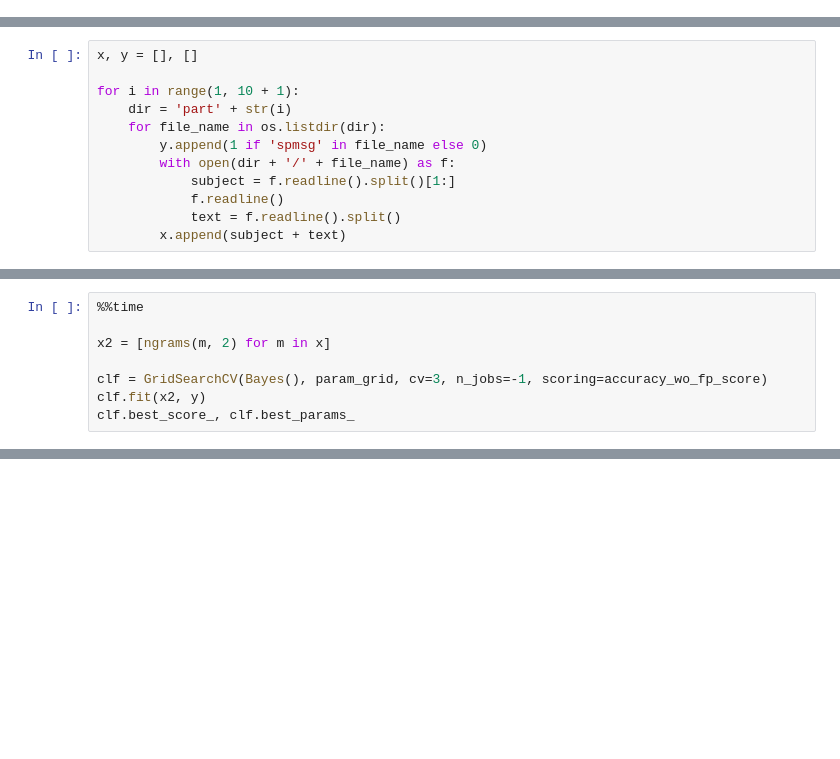
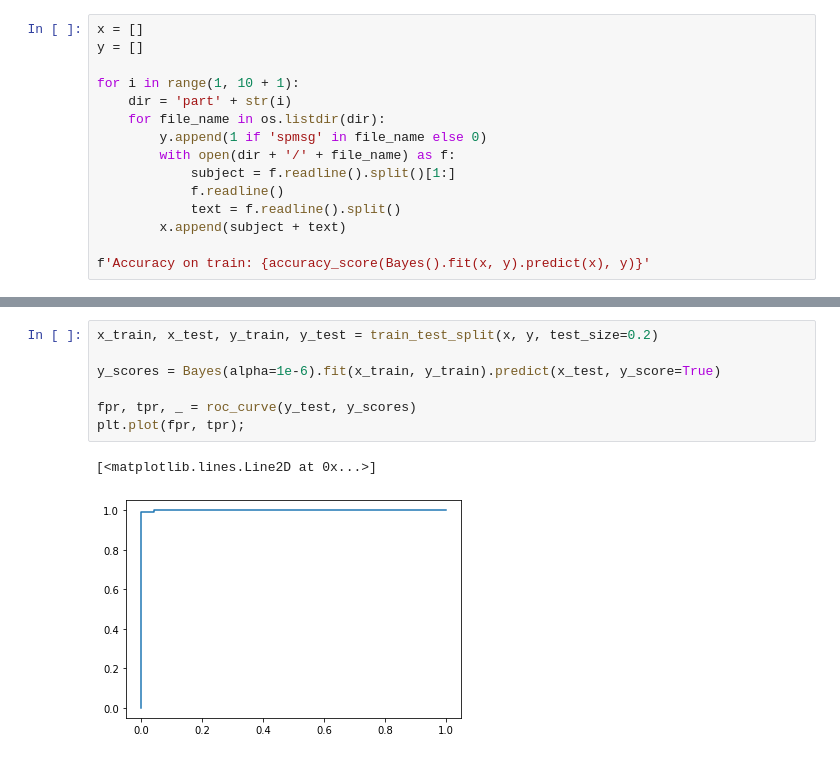
Before and after one commit to naumovdk/ml-course, a Jupyter notebook: bayes/Наумов Дмитрий Кириллович bayes.ipynb, the cells around one changed output, grey strips where cells are left out. Saved outputs shown, nothing was run; the diff lists cells and outputs as text; blank space fills up the shorter version.

```diff
--- a/bayes/Наумов Дмитрий Кириллович bayes.ipynb
+++ b/bayes/Наумов Дмитрий Кириллович bayes.ipynb
@@ -63,0 +69,15 @@ class Bayes(BaseEstimator):
+# %%
+x = []
+y = []
+
+for i in range(1, 10 + 1):
+    dir = 'part' + str(i)
+    for file_name in os.listdir(dir):
+        y.append(1 if 'spmsg' in file_name else 0)
+        with open(dir + '/' + file_name) as f:
+            subject = f.readline().split()[1:]
+            f.readline()
+            text = f.readline().split()
+        x.append(subject + text)
+
+f'Accuracy on train: {accuracy_score(Bayes().fit(x, y).predict(x), y)}'
@@ -71,15 +91,3 @@ ngrams(['1', '2', '3', '4'], 2)
-# %%
-x, y = [], []
-
-for i in range(1, 10 + 1):
-    dir = 'part' + str(i)
-    for file_name in os.listdir(dir):
-        y.append(1 if 'spmsg' in file_name else 0)
-        with open(dir + '/' + file_name) as f:
-            subject = f.readline().split()[1:]
-            f.readline()
-            text = f.readline().split()
-        x.append(subject + text)
 # %%
 def accuracy_wo_fp(true, predicted):
     assert(len(true) == len(predicted))
@@ -103,8 +112,0 @@ Wall time: 0 ns
-# %%
-%%time
-
-x2 = [ngrams(m, 2) for m in x]
-
-clf = GridSearchCV(Bayes(), param_grid, cv=3, n_jobs=-1, scoring=accuracy_wo_fp_score)
-clf.fit(x2, y)
-clf.best_score_, clf.best_params_
@@ -112,0 +141,10 @@ NameError: name 'param_grid' is not defined
+# %%
+x_train, x_test, y_train, y_test = train_test_split(x, y, test_size=0.2)
+
+y_scores = Bayes(alpha=1e-6).fit(x_train, y_train).predict(x_test, y_score=True)
+
+fpr, tpr, _ = roc_curve(y_test, y_scores)
+plt.plot(fpr, tpr);
+# %% [output]
+[<matplotlib.lines.Line2D at 0x...>]
+[figure, added]
```
Also changed, not shown: parts of 10 cells of this notebook, 2 other files.
